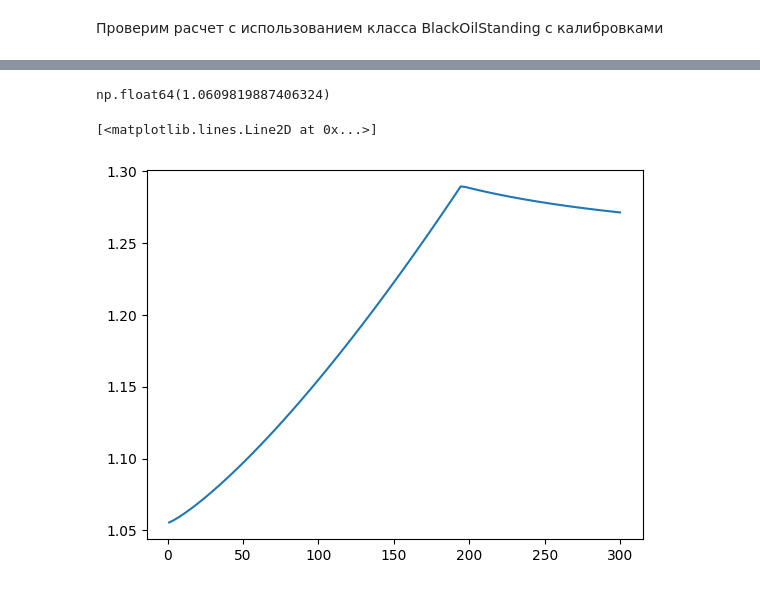
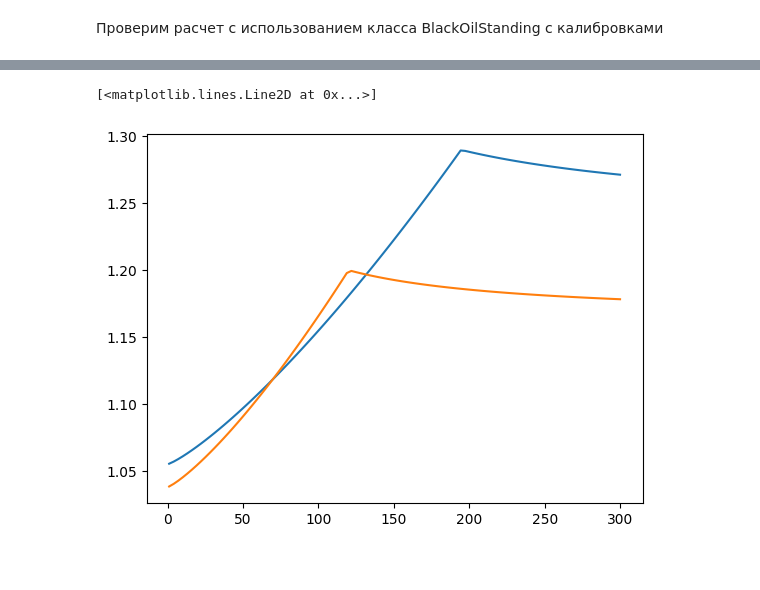
Before and after one commit to unifloc/neftpy, a Jupyter notebook: notebooks/uPVT_fluid.ipynb, the cells around one changed output, grey strips where cells are left out. Drawn from its saved outputs; the diff is of its cells as text; code cells hidden in the pictures.

```diff
--- a/notebooks/uPVT_fluid.ipynb
+++ b/notebooks/uPVT_fluid.ipynb
@@ -16,4 +7,0 @@ array(2.80530625)
-# %%
-fl._b_oil_m3m3
-# %% [output]
-np.float64(1.0609819887406324)
@@ -22,2 +8,6 @@ fl.calc(np.array([1,2,3]), 20 )
+# %%
+fl = BlackOilStanding()
+fl1 = BlackOilStanding()
+fl1.set_calibration_param(pb_calibr_atma=120, b_oilb_calibr_m3m3=1.2, mu_oilb_calibr_cP=1)
 # %%
 plist = np.linspace(1,300,100)
@@ -26,5 +16,6 @@ fl.calc(plist, 80)
 # %%
-plt.plot(plist, fl._b_oil_m3m3)
+plt.plot(plist, fl.b_oil_m3m3)
+plt.plot(plist, fl1.b_oil_m3m3)
 # %% [output]
 [<matplotlib.lines.Line2D at 0x...>]
-[figure, old version]
+[figure, new version]
```
Also changed, not shown: parts of 9 cells of this notebook.
